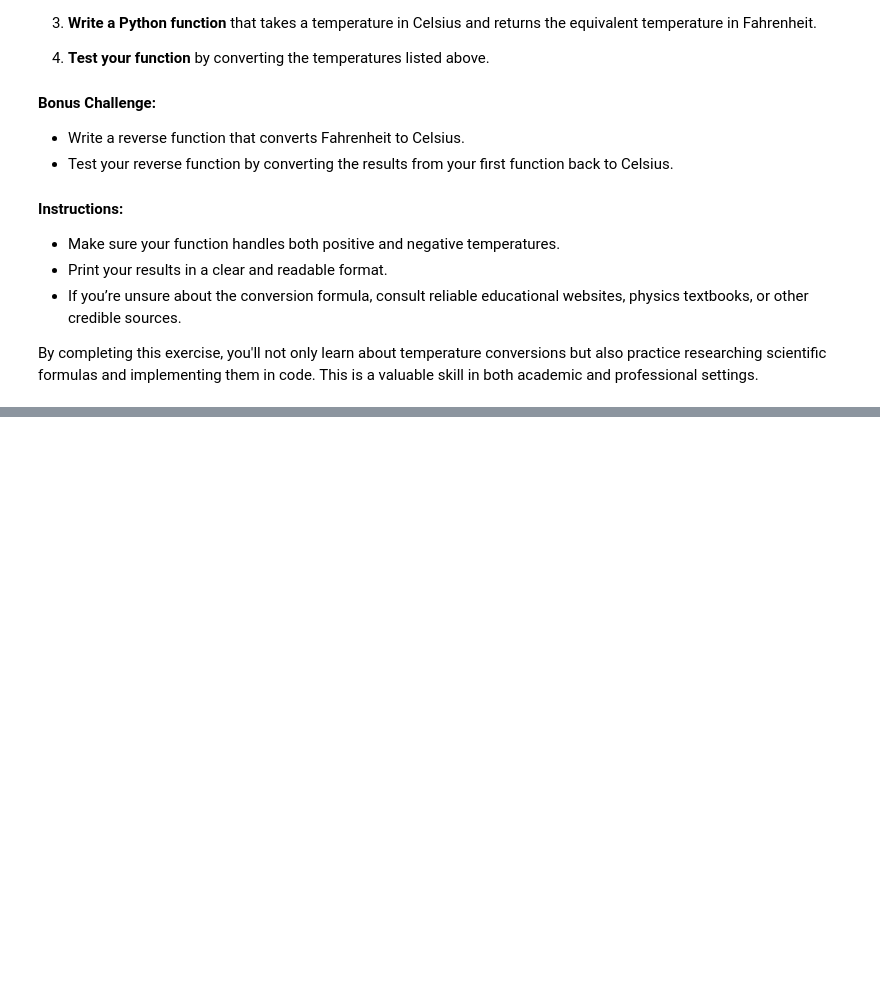
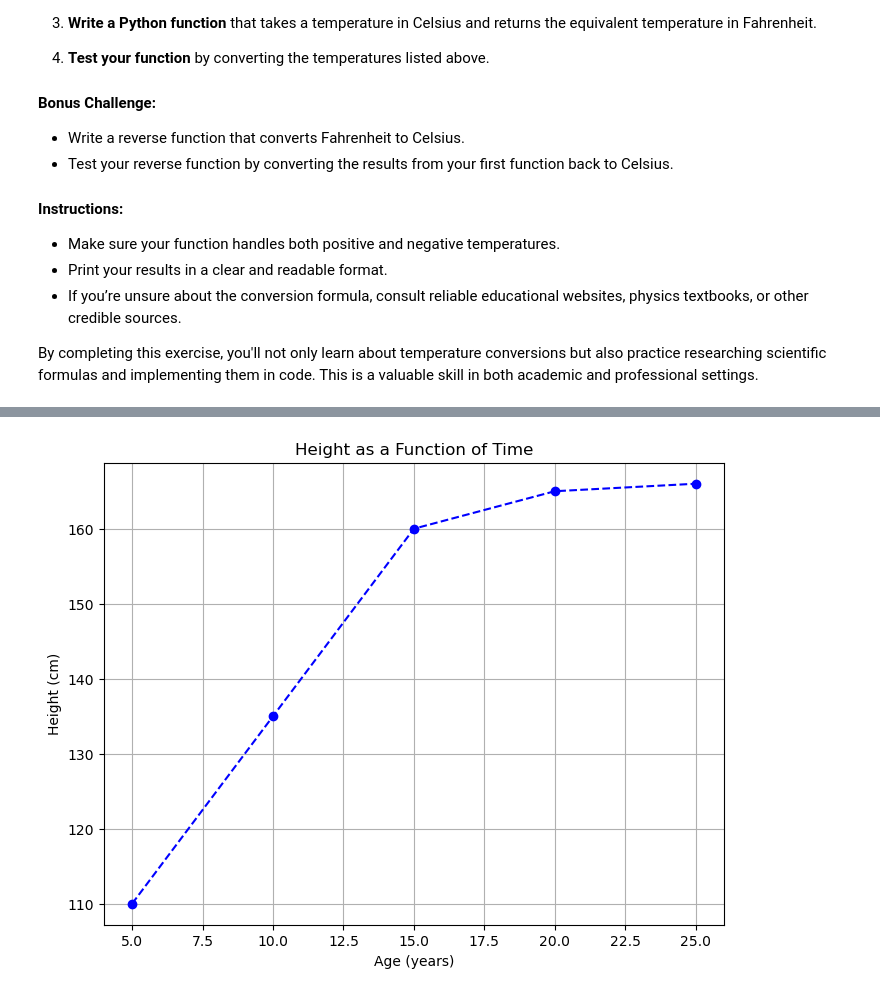
Before and after one commit to rasnarim/PhyPy, a Jupyter notebook: ScalarSanctuary.ipynb, the cells around one changed output, grey strips where cells are left out. Saved outputs shown, nothing was run; the diff lists cells and outputs as text; code cells hidden in the pictures; blank space fills up the shorter version.

```diff
--- a/ScalarSanctuary.ipynb
+++ b/ScalarSanctuary.ipynb
@@ -243,0 +348,24 @@ def fahrenheit_to_celsius(fahrenheit):
+# %%
+import matplotlib.pyplot as plt  # Importing the matplotlib library for plotting
+
+# Example data
+ages = [5, 10, 15, 20, 25]  # Age of the person in years
+heights = [110, 135, 160, 165, 166]  # Height of the person in centimeters
+
+# Plotting the graph
+plt.figure(figsize=(8, 6))  # Create a new figure with a specified size (8 inches by 6 inches)
+plt.plot(ages, heights, marker='o', linestyle='--', color='b')
+# Plot the data:
+# - 'ages' is plotted on the x-axis (horizontal axis)
+# - 'heights' is plotted on the y-axis (vertical axis)
+# - 'marker'='o' adds a circular marker at each data point
+# - 'linestyle'='--' creates a solid line connecting the points
+# - 'color'='b' makes the line blue
+
+plt.title("Height as a Function of Time")  # Set the title of the graph
+plt.xlabel("Age (years)")  # Label the x-axis as 'Age (years)'
+plt.ylabel("Height (cm)")  # Label the y-axis as 'Height (cm)'
+plt.grid(True)  # Add a grid to the background of the plot for better readability
+plt.show()  # Display the plot
+# %% [output]
+[figure, added]
```
Also changed, not shown: parts of 3 cells of this notebook.
